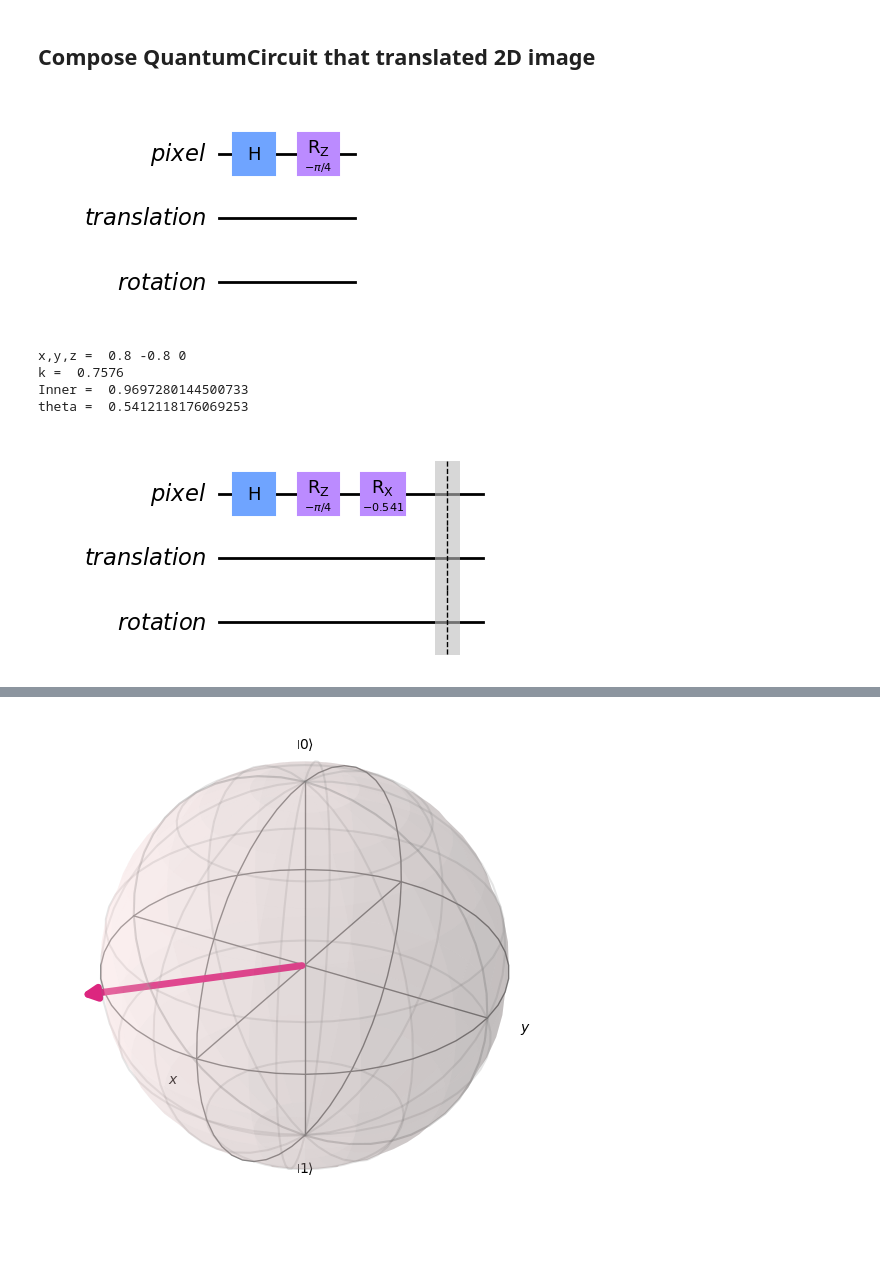
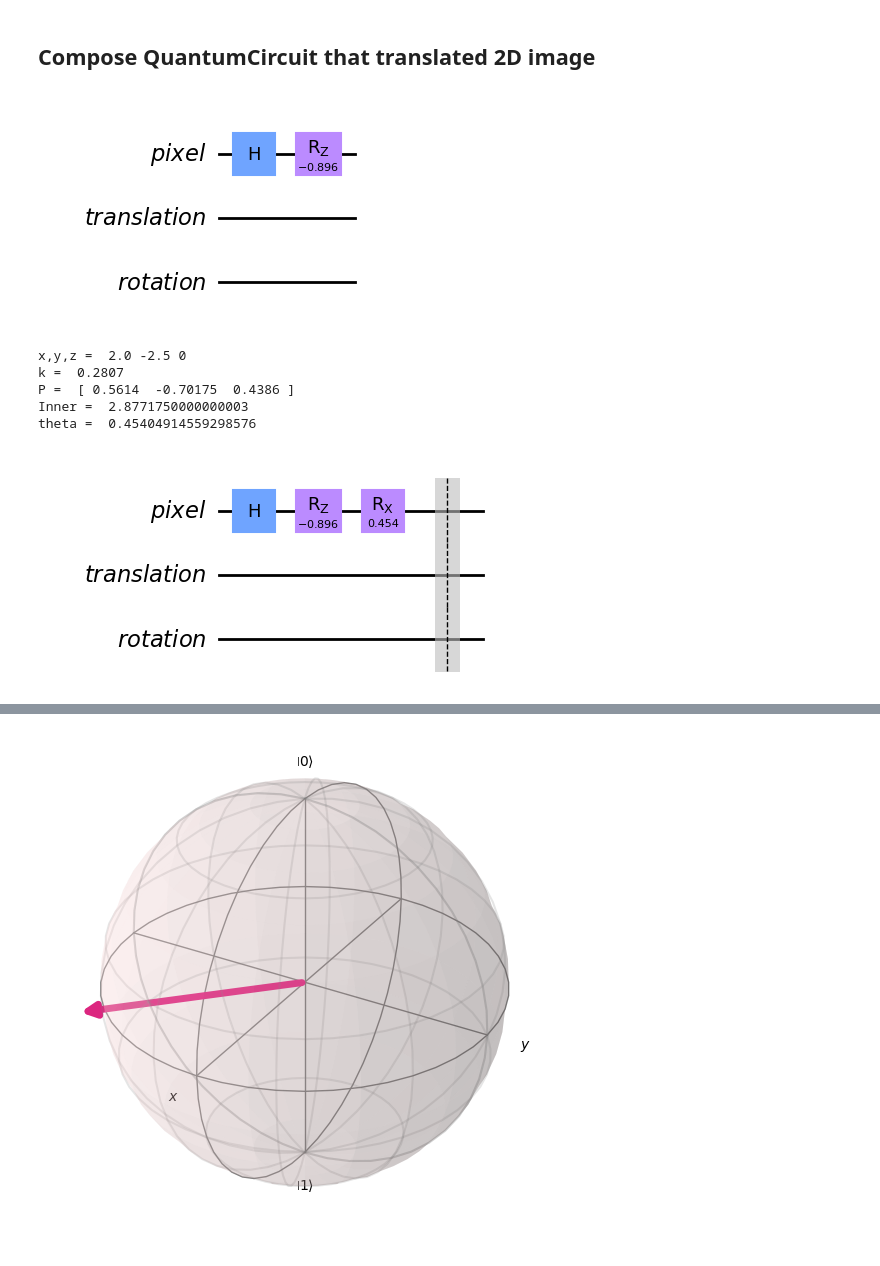
Before and after one commit to ksm999/Stereo, a Jupyter notebook: Quantum_Image_Processing.ipynb, the cells around one changed output, grey strips where cells are left out. Drawn from its saved outputs; the diff is of its cells as text; code cells hidden in the pictures.

```diff
--- a/Quantum_Image_Processing.ipynb
+++ b/Quantum_Image_Processing.ipynb
@@ -504,34 +422,39 @@ from qiskit.quantum_info import Statevector
 # %%
-Q = np.array([0.8,-0.8,0]) # Given Pixel Coordinate
+Q = np.array([2,-2.5,0]) # Given Pixel Coordinate
 
 phi = np.arctan2(Q[1],Q[0])
 
 pixel = QuantumRegister(size=1, name='pixel')
 translation = QuantumRegister(size=1, name='translation')
 rotation = QuantumRegister(size=1, name = 'rotation')
 
 qc_t = QuantumCircuit(pixel,translation, rotation)
 qc_t.h(0)
 qc_t.rz(phi,0)
 qc_t.draw('mpl')
 # %% [output]
-[figure, old version]
+[figure, new version]
 # %%
 x, y = Q[0:2]
 k = round(4 / (x**2 + y**2 + 4), 4)
 P = project(Q,1,1,1,1)
+print("P = ", P)
 Inner = Q.dot(P)
 print("Inner = ", Inner)
-theta =  np.arccos(Inner /
-                (np.sqrt((x**2 + y**2)) * np.sqrt(((k * x)**2 + (k * y)**2 + (1-2*k)**2 ))))
+theta =  np.arccos(Inner / (np.sqrt((x**2 + y**2))))
 print("theta = ", theta)
 
-qc_t.rx(-theta, 0)
+if P[2] > 0:
+    qc_t.rx(theta, 0)
+else:
+    qc_t.rx(-theta, 0)
+
 qc_t.barrier()
 qc_t.draw('mpl')
 # %% [output]
-x,y,z =  0.8 -0.8 0
-k =  0.7576
-Inner =  0.9697280144500733
-theta =  0.5412118176069253
+x,y,z =  2.0 -2.5 0
+k =  0.2807
+P =  [ 0.5614  -0.70175  0.4386 ]
+Inner =  2.8771750000000003
+theta =  0.45404914559298576
-[figure, old version]
+[figure, new version]
```
Also changed, not shown: parts of 106 cells of this notebook, 1 other file.
